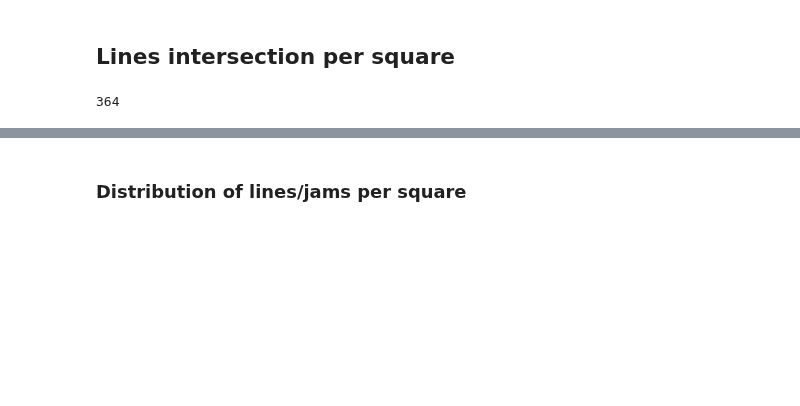
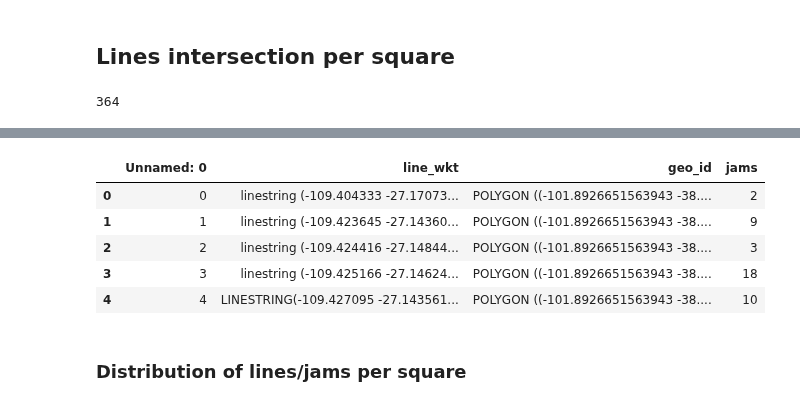
Before and after one commit to EL-BID/IDB-IDB-Invest-Coronavirus-Impact-Dashboard, a Jupyter notebook: notebooks/katana_bounds.ipynb, the cells around one changed output, grey strips where cells are left out. Cells and saved outputs as stored; diff of their text form; code cells hidden in the pictures; blank space fills up the shorter version.

```diff
--- a/notebooks/katana_bounds.ipynb
+++ b/notebooks/katana_bounds.ipynb
@@ -414,3 +418,13 @@ print(df_geo_lines.line_wkt.nunique())
+# %%
+df = df_geo_lines.merge(df_coarse[['line_wkt', 'count_lines']].rename(columns = {'count_lines':'jams'}))
+df.head()
+# %% [output]
+|  | Unnamed: 0 | line_wkt | geo_id | jams |
+| 0 | 0 | linestring (-109.404333 -27.17073... | POLYGON ((-101.8926651563943 -38.... | 2 |
+| 1 | 1 | linestring (-109.423645 -27.14360... | POLYGON ((-101.8926651563943 -38.... | 9 |
+| 2 | 2 | linestring (-109.424416 -27.14844... | POLYGON ((-101.8926651563943 -38.... | 3 |
+| 3 | 3 | linestring (-109.425166 -27.14624... | POLYGON ((-101.8926651563943 -38.... | 18 |
+| 4 | 4 | LINESTRING(-109.427095 -27.143561... | POLYGON ((-101.8926651563943 -38.... | 10 |
 # %% [markdown]
 ### Distribution of lines/jams per square
 # %%
```
Also changed, not shown: parts of 10 cells of this notebook.
